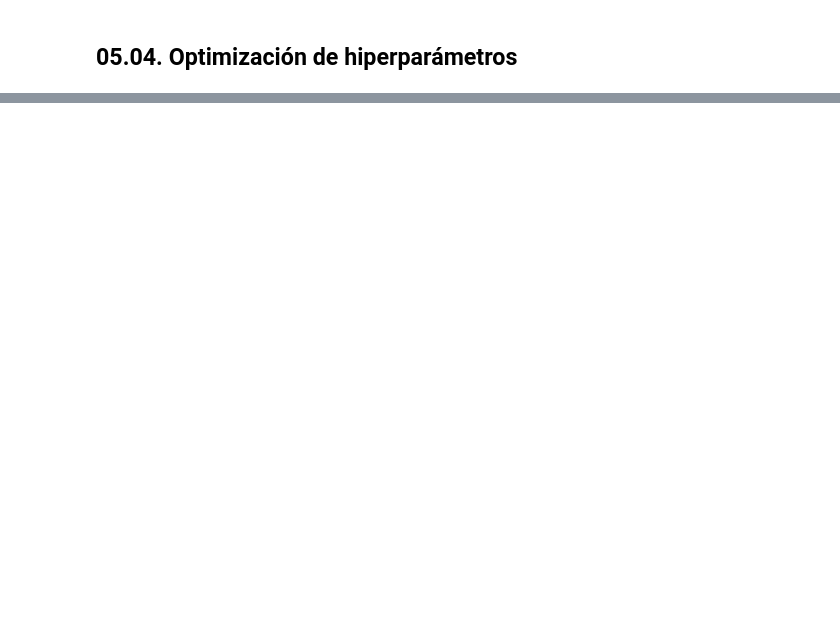
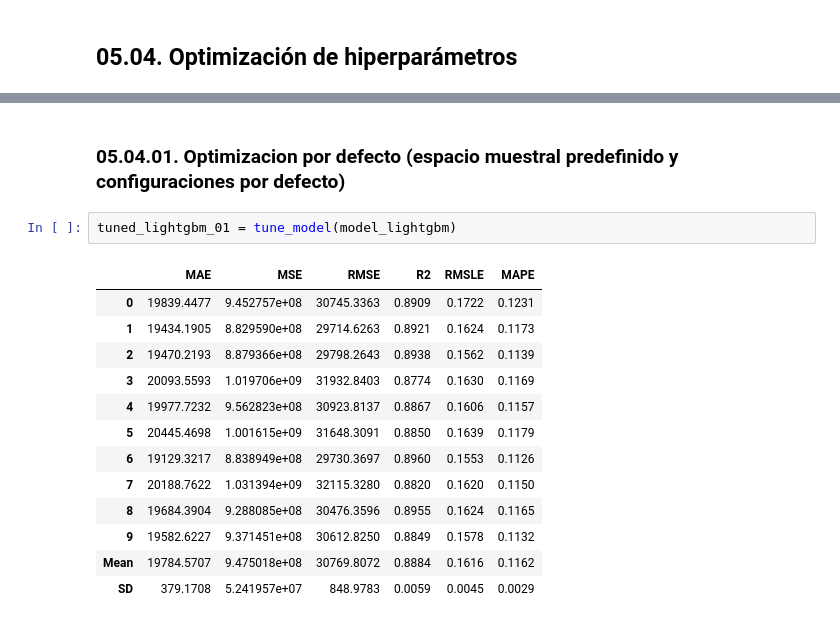
Before and after one commit to alexandergribenchenko/Acamica_P_04_Pycaret_Exploration_Project, a Jupyter notebook: Acamica_PY_04.ipynb, the cells around one changed output, grey strips where cells are left out. Saved outputs shown, nothing was run; the diff lists cells and outputs as text; blank space fills up the shorter version.

```diff
--- a/Acamica_PY_04.ipynb
+++ b/Acamica_PY_04.ipynb
@@ -327,0 +347,18 @@ model_lightgbm = create_model(best[4])
+# %% [markdown]
+### **05.04.01. Optimizacion por defecto (espacio muestral predefinido y configuraciones por defecto)**
+# %%
+tuned_lightgbm_01 = tune_model(model_lightgbm)
+# %% [output]
+|  | MAE | MSE | RMSE | R2 | RMSLE | MAPE |
+| 0 | 19839.4477 | 9.452757e+08 | 30745.3363 | 0.8909 | 0.1722 | 0.1231 |
+| 1 | 19434.1905 | 8.829590e+08 | 29714.6263 | 0.8921 | 0.1624 | 0.1173 |
+| 2 | 19470.2193 | 8.879366e+08 | 29798.2643 | 0.8938 | 0.1562 | 0.1139 |
+| 3 | 20093.5593 | 1.019706e+09 | 31932.8403 | 0.8774 | 0.1630 | 0.1169 |
+| 4 | 19977.7232 | 9.562823e+08 | 30923.8137 | 0.8867 | 0.1606 | 0.1157 |
+| 5 | 20445.4698 | 1.001615e+09 | 31648.3091 | 0.8850 | 0.1639 | 0.1179 |
+| 6 | 19129.3217 | 8.838949e+08 | 29730.3697 | 0.8960 | 0.1553 | 0.1126 |
+| 7 | 20188.7622 | 1.031394e+09 | 32115.3280 | 0.8820 | 0.1620 | 0.1150 |
+| 8 | 19684.3904 | 9.288085e+08 | 30476.3596 | 0.8955 | 0.1624 | 0.1165 |
+| 9 | 19582.6227 | 9.371451e+08 | 30612.8250 | 0.8849 | 0.1578 | 0.1132 |
+| Mean | 19784.5707 | 9.475018e+08 | 30769.8072 | 0.8884 | 0.1616 | 0.1162 |
+| SD | 379.1708 | 5.241957e+07 | 848.9783 | 0.0059 | 0.0045 | 0.0029 |
```
Also changed, not shown: parts of 20 cells of this notebook.
